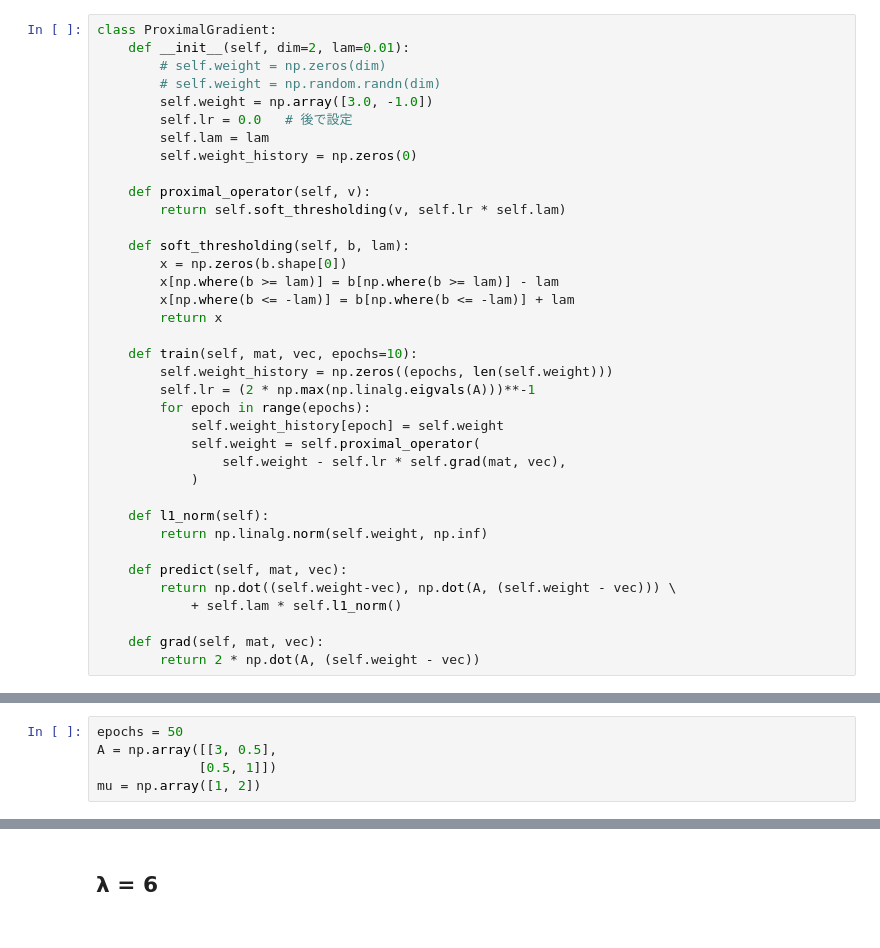
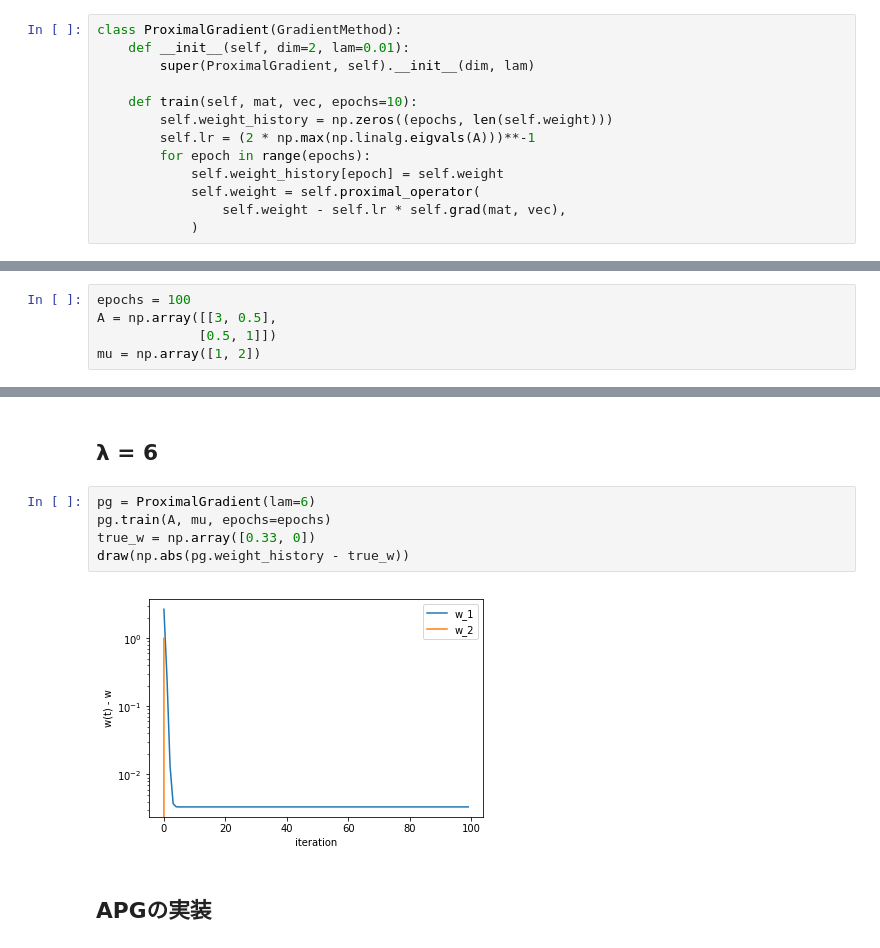
Before and after one commit to e5120/MachineLearning, a Jupyter notebook: problem2.ipynb, the cells around one changed output, grey strips where cells are left out. Cells and saved outputs as stored; diff of their text form.

```diff
--- a/problem2.ipynb
+++ b/problem2.ipynb
@@ -6,23 +46,9 @@ import matplotlib.pyplot as plt
 # %% [markdown]
 ## PGの実装
 # %%
-class ProximalGradient:
+class ProximalGradient(GradientMethod):
     def __init__(self, dim=2, lam=0.01):
-        # self.weight = np.zeros(dim)
-        # self.weight = np.random.randn(dim)
-        self.weight = np.array([3.0, -1.0])
-        self.lr = 0.0   # 後で設定
-        self.lam = lam
-        self.weight_history = np.zeros(0)
-
-    def proximal_operator(self, v):
-        return self.soft_thresholding(v, self.lr * self.lam)
-
-    def soft_thresholding(self, b, lam):
-        x = np.zeros(b.shape[0])
-        x[np.where(b >= lam)] = b[np.where(b >= lam)] - lam
-        x[np.where(b <= -lam)] = b[np.where(b <= -lam)] + lam
-        return x
+        super(ProximalGradient, self).__init__(dim, lam)
 
     def train(self, mat, vec, epochs=10):
         self.weight_history = np.zeros((epochs, len(self.weight)))
@@ -32,13 +58,3 @@ class ProximalGradient:
             self.weight = self.proximal_operator(
                 self.weight - self.lr * self.grad(mat, vec),
             )
-
-    def l1_norm(self):
-        return np.linalg.norm(self.weight, np.inf)
-
-    def predict(self, mat, vec):
-        return np.dot((self.weight-vec), np.dot(A, (self.weight - vec))) \
-            + self.lam * self.l1_norm()
-
-    def grad(self, mat, vec):
-        return 2 * np.dot(A, (self.weight - vec))
@@ -55,7 +61,7 @@ def draw(data):
 # %% [markdown]
 ## 問題設定
 # %%
-epochs = 50
+epochs = 100
 A = np.array([[3, 0.5],
              [0.5, 1]])
 mu = np.array([1, 2])
@@ -82,2 +86,11 @@ draw(np.abs(pg.weight_history - true_w))
 # %% [markdown]
 ## λ = 6
+# %%
+pg = ProximalGradient(lam=6)
+pg.train(A, mu, epochs=epochs)
+true_w = np.array([0.33, 0])
+draw(np.abs(pg.weight_history - true_w))
+# %% [output]
+[figure, added]
+# %% [markdown]
+## APGの実装
```
Also changed, not shown: parts of 31 cells of this notebook.
